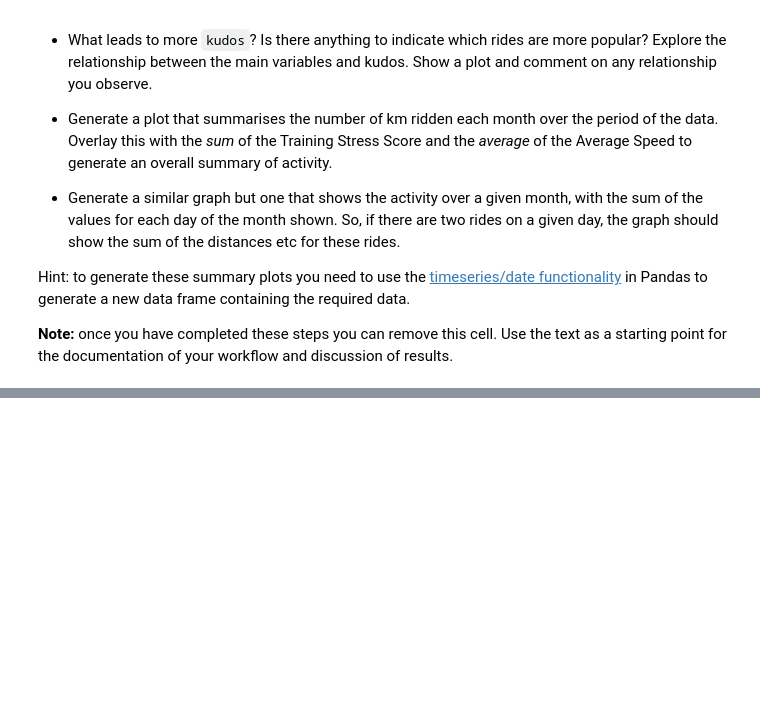
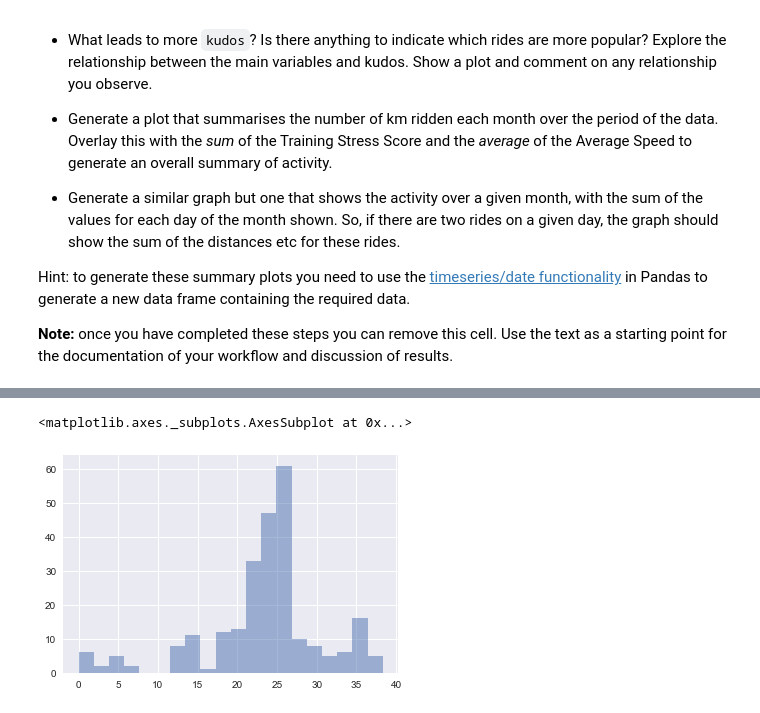
Before and after one commit to garyliu427/portfolio-2019-garyliu427, a Jupyter notebook: Portfolio 1.ipynb, the cells around one changed output, grey strips where cells are left out. Cells and saved outputs as stored; diff of their text form; code cells hidden in the pictures; blank space fills up the shorter version.

```diff
--- a/Portfolio 1.ipynb
+++ b/Portfolio 1.ipynb
@@ -120,0 +189,6 @@ __Note:__ once you have completed these steps you can remove this cell.  Use the
+# %%
+average_speed=result['Average Speed']
+average_speed.hist(normed=0,histtype='stepfilled',alpha=.5,bins=20)
+# %% [output]
+<matplotlib.axes._subplots.AxesSubplot at 0x...>
+[figure, added]
```
Also changed, not shown: parts of 11 cells of this notebook.
